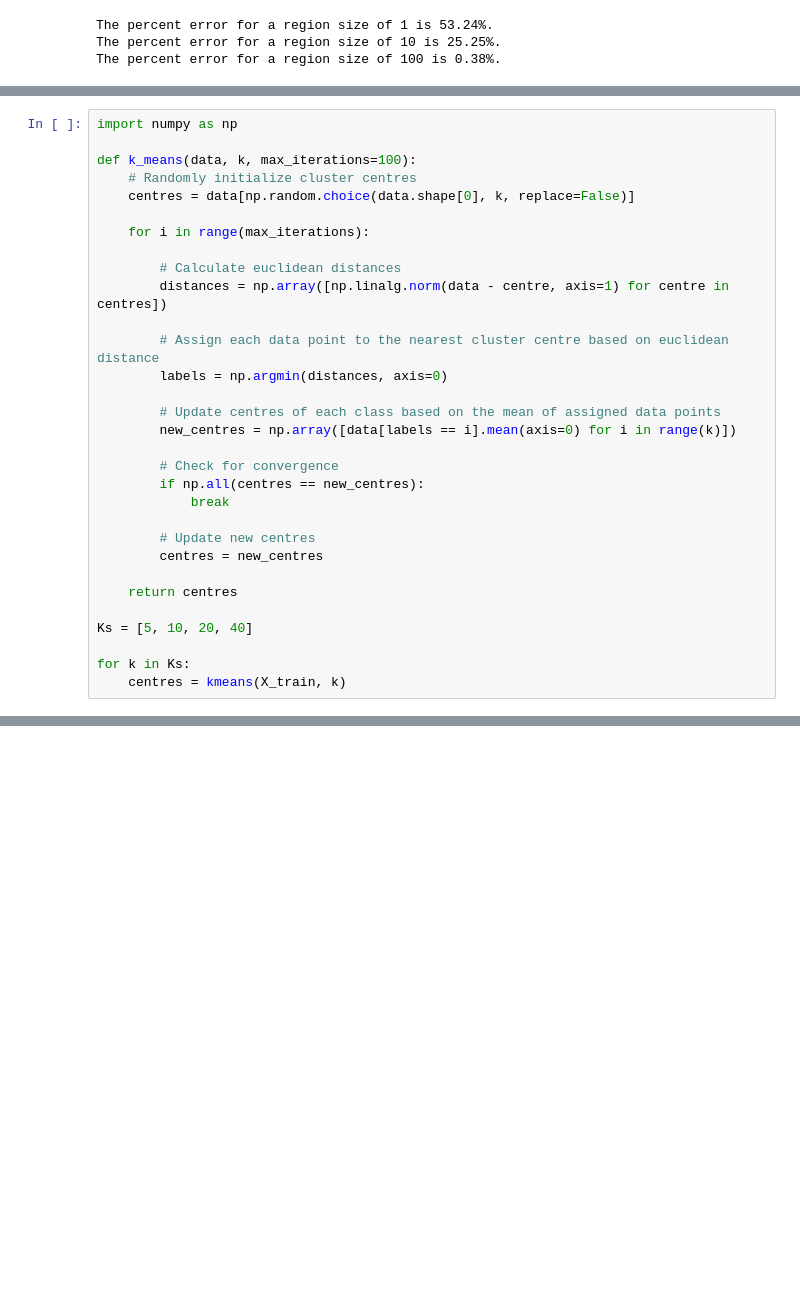
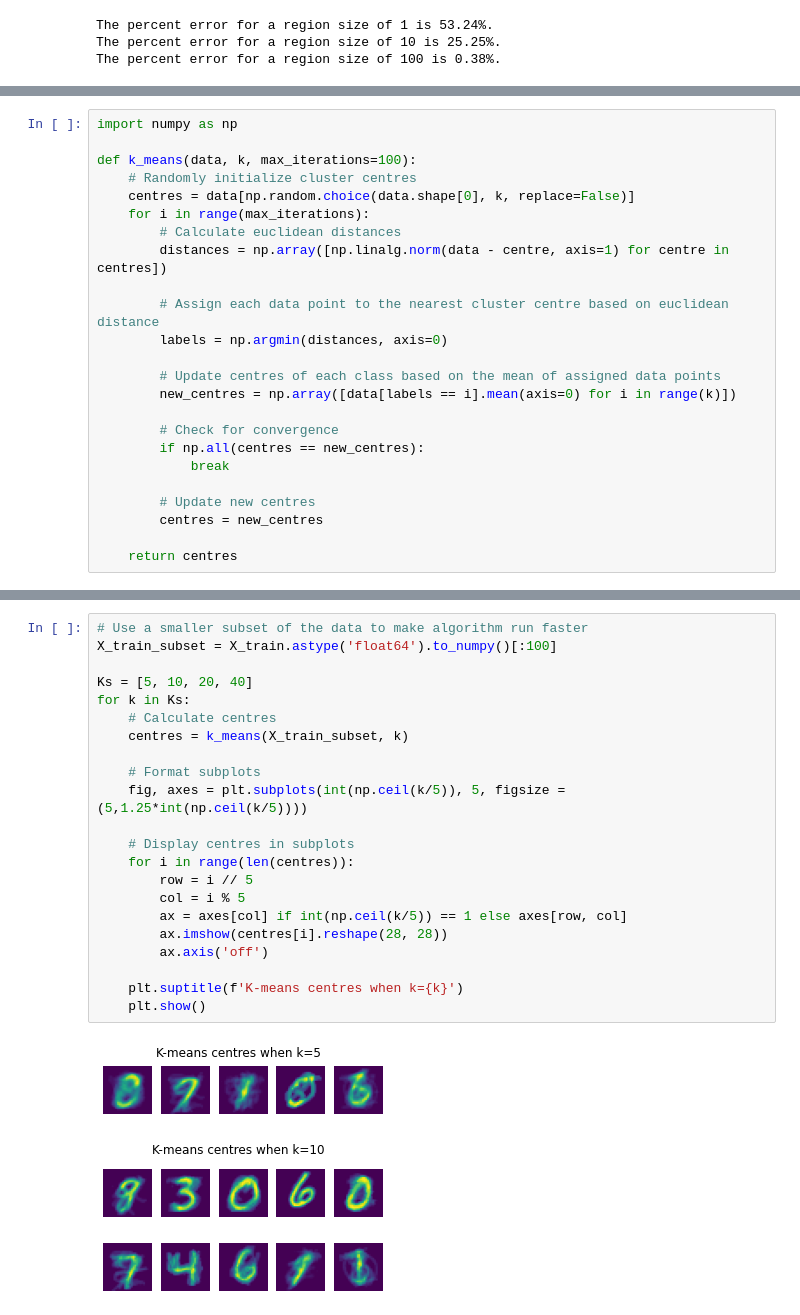
Before and after one commit to calvinhtr/SYDE_572, a Jupyter notebook: Assignment_3/Assignment_3.ipynb, the cells around one changed output, grey strips where cells are left out. Cells and saved outputs as stored; diff of their text form; blank space fills up the shorter version.

```diff
--- a/Assignment_3/Assignment_3.ipynb
+++ b/Assignment_3/Assignment_3.ipynb
@@ -165,9 +169,7 @@ import numpy as np
 def k_means(data, k, max_iterations=100):
     # Randomly initialize cluster centres
     centres = data[np.random.choice(data.shape[0], k, replace=False)]
-
     for i in range(max_iterations):
-
         # Calculate euclidean distances
         distances = np.array([np.linalg.norm(data - centre, axis=1) for centre in centres])
 
@@ -185,8 +187,3 @@ def k_means(data, k, max_iterations=100):
         centres = new_centres
 
     return centres
-
-Ks = [5, 10, 20, 40]
-
-for k in Ks:
-    centres = kmeans(X_train, k)
@@ -194,0 +192,25 @@ KeyError: "None of [Int64Index([3048, 19563, 58303, 8870, 40228], dtype='int64')
+# %%
+# Use a smaller subset of the data to make algorithm run faster
+X_train_subset = X_train.astype('float64').to_numpy()[:100]
+
+Ks = [5, 10, 20, 40]
+for k in Ks:
+    # Calculate centres
+    centres = k_means(X_train_subset, k)
+
+    # Format subplots
+    fig, axes = plt.subplots(int(np.ceil(k/5)), 5, figsize = (5,1.25*int(np.ceil(k/5))))
+
+    # Display centres in subplots
+    for i in range(len(centres)):
+        row = i // 5
+        col = i % 5
+        ax = axes[col] if int(np.ceil(k/5)) == 1 else axes[row, col]
+        ax.imshow(centres[i].reshape(28, 28))
+        ax.axis('off')
+
+    plt.suptitle(f'K-means centres when k={k}')
+    plt.show()
+# %% [output]
+[figure, added]
+[figure, added]
```
Also changed, not shown: parts of 13 cells of this notebook, 9 other files.
